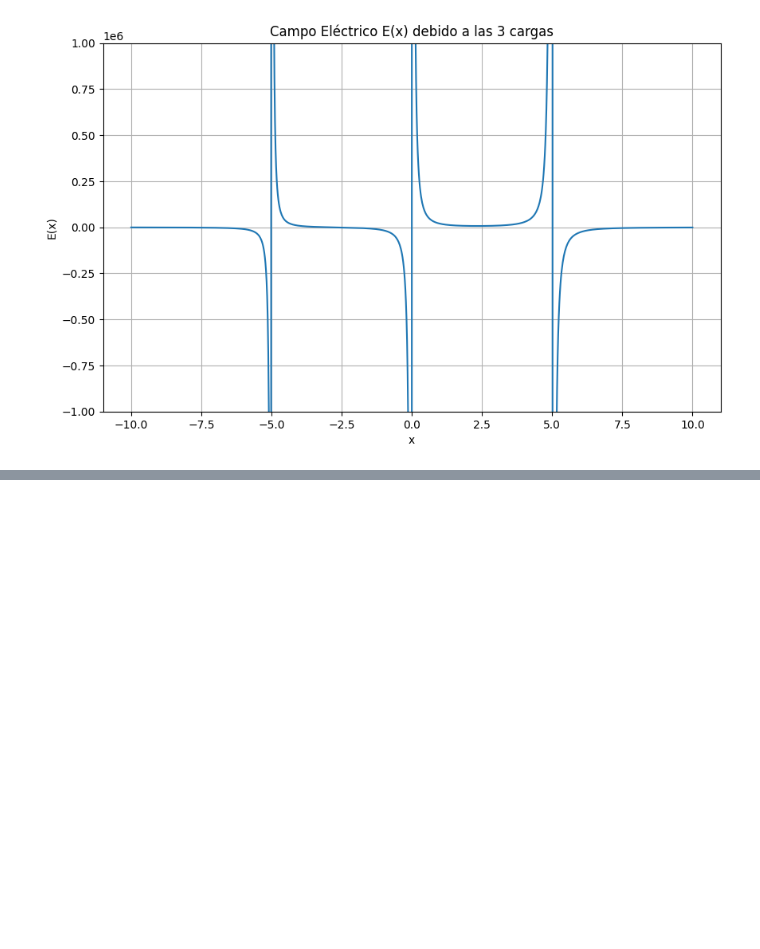
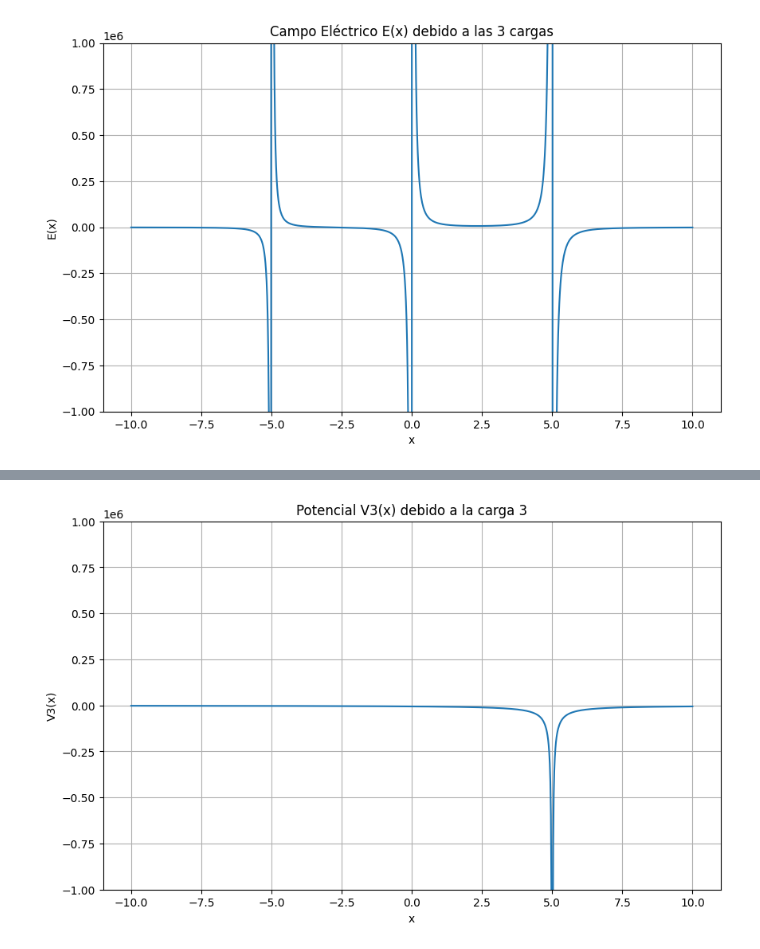
Before and after one commit to diegojuarez965/Fisica2Labo1, a Jupyter notebook: laboratorio1/lab1.ipynb, the cells around one changed output, grey strips where cells are left out. Saved outputs shown, nothing was run; the diff lists cells and outputs as text; code cells hidden in the pictures; blank space fills up the shorter version.

```diff
--- a/laboratorio1/lab1.ipynb
+++ b/laboratorio1/lab1.ipynb
@@ -90,0 +134,11 @@ plt.show()
+# %%
+plt.figure(figsize=(10, 6))
+plt.plot(x, V3[0, :])
+plt.ylim(-1e6, 1e6)
+plt.xlabel('x')
+plt.ylabel('V3(x)')
+plt.title('Potencial V3(x) debido a la carga 3')
+plt.grid()
+plt.show()
+# %% [output]
+[figure, added]
```
Also changed, not shown: parts of 7 cells of this notebook.
